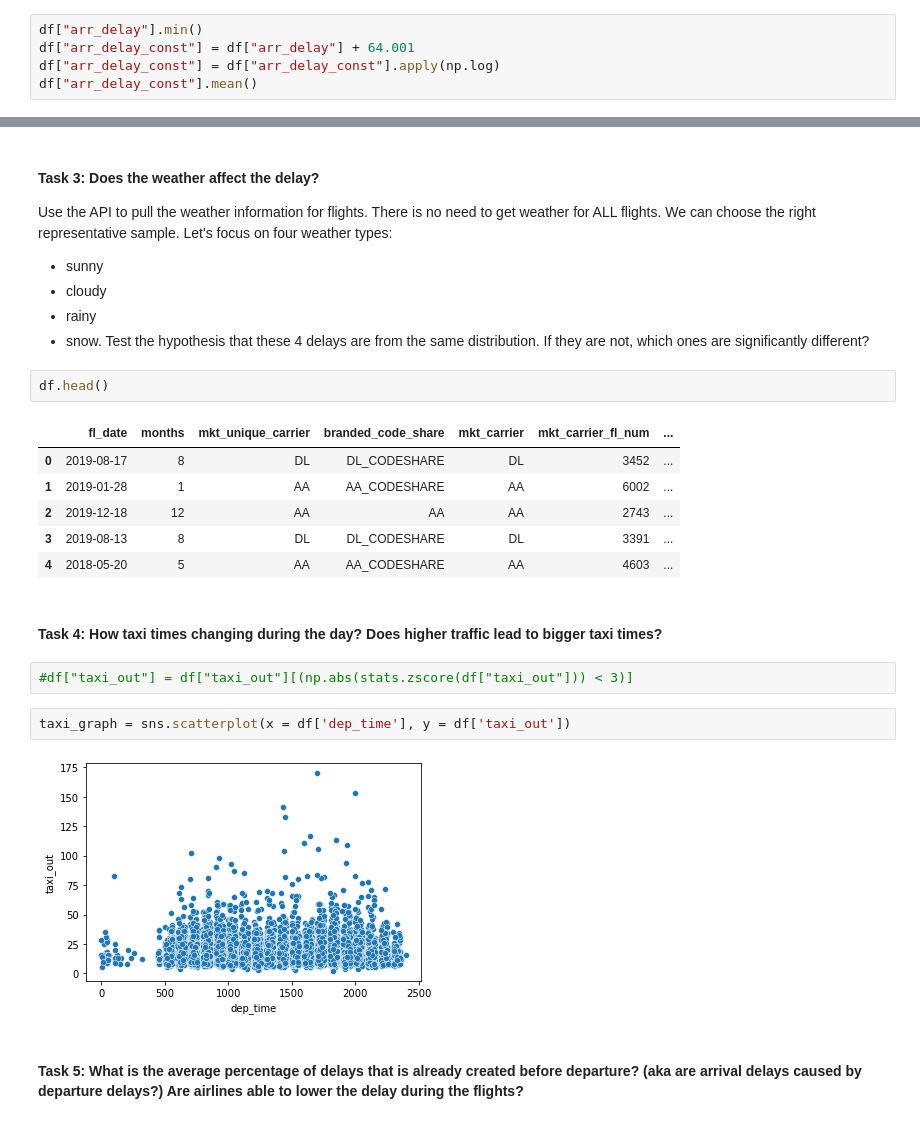
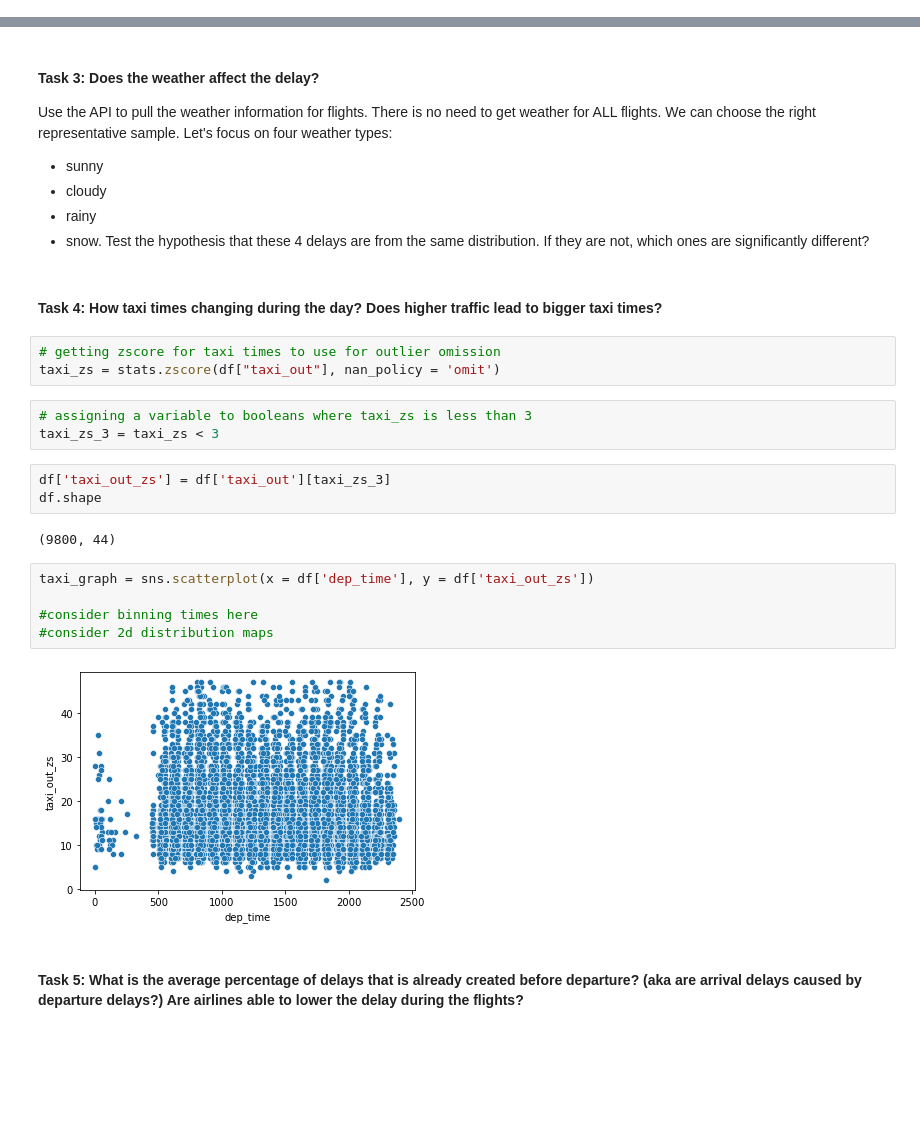
Before and after one commit to elslb/airline_delay_project, a Jupyter notebook: exploratory_analysis.ipynb, the cells around one changed output, grey strips where cells are left out. Saved outputs shown, nothing was run; the diff lists cells and outputs as text; blank space fills up the shorter version.

```diff
--- a/exploratory_analysis.ipynb
+++ b/exploratory_analysis.ipynb
@@ -130,5 +106,0 @@ histplot = sns.histplot(data = df["arr_delay"])
-# %%
-df["arr_delay"].min()
-df["arr_delay_const"] = df["arr_delay"] + 64.001
-df["arr_delay_const"] = df["arr_delay_const"].apply(np.log)
-df["arr_delay_const"].mean()
@@ -211,23 +183,26 @@ Use the API to pull the weather information for flights. There is no need to get
 - rainy
 - snow.
 Test the hypothesis that these 4 delays are from the same distribution. If they are not, which ones are significantly different?
-# %%
-df.head()
-# %% [output]
-|  | fl_date | months | mkt_unique_carrier | branded_code_share | mkt_carrier | mkt_carrier_fl_num | ... |
-| 0 | 2019-08-17 | 8 | DL | DL_CODESHARE | DL | 3452 | ... |
-| 1 | 2019-01-28 | 1 | AA | AA_CODESHARE | AA | 6002 | ... |
-| 2 | 2019-12-18 | 12 | AA | AA | AA | 2743 | ... |
-| 3 | 2019-08-13 | 8 | DL | DL_CODESHARE | DL | 3391 | ... |
-| 4 | 2018-05-20 | 5 | AA | AA_CODESHARE | AA | 4603 | ... |
 # %% [markdown]
 #### **Task 4**: How taxi times changing during the day? Does higher traffic lead to bigger taxi times?
-# %%
-#df["taxi_out"] = df["taxi_out"][(np.abs(stats.zscore(df["taxi_out"])) < 3)]
+# %%
+# getting zscore for taxi times to use for outlier omission
+taxi_zs = stats.zscore(df["taxi_out"], nan_policy = 'omit')
+# %%
+# assigning a variable to booleans where taxi_zs is less than 3
+taxi_zs_3 = taxi_zs < 3
+# %%
+df['taxi_out_zs'] = df['taxi_out'][taxi_zs_3]
+df.shape
+# %% [output]
+(9800, 44)
 # %%
-taxi_graph = sns.scatterplot(x = df['dep_time'], y = df['taxi_out'])
+taxi_graph = sns.scatterplot(x = df['dep_time'], y = df['taxi_out_zs'])
+
+#consider binning times here
+#consider 2d distribution maps
 # %% [output]
-[figure, old version]
+[figure, new version]
 # %% [markdown]
 #### **Task 5**: What is the average percentage of delays that is already created before departure? (aka are arrival delays caused by departure delays?) Are airlines able to lower the delay during the flights?
 # %%
```
Also changed, not shown: parts of 46 cells of this notebook.
